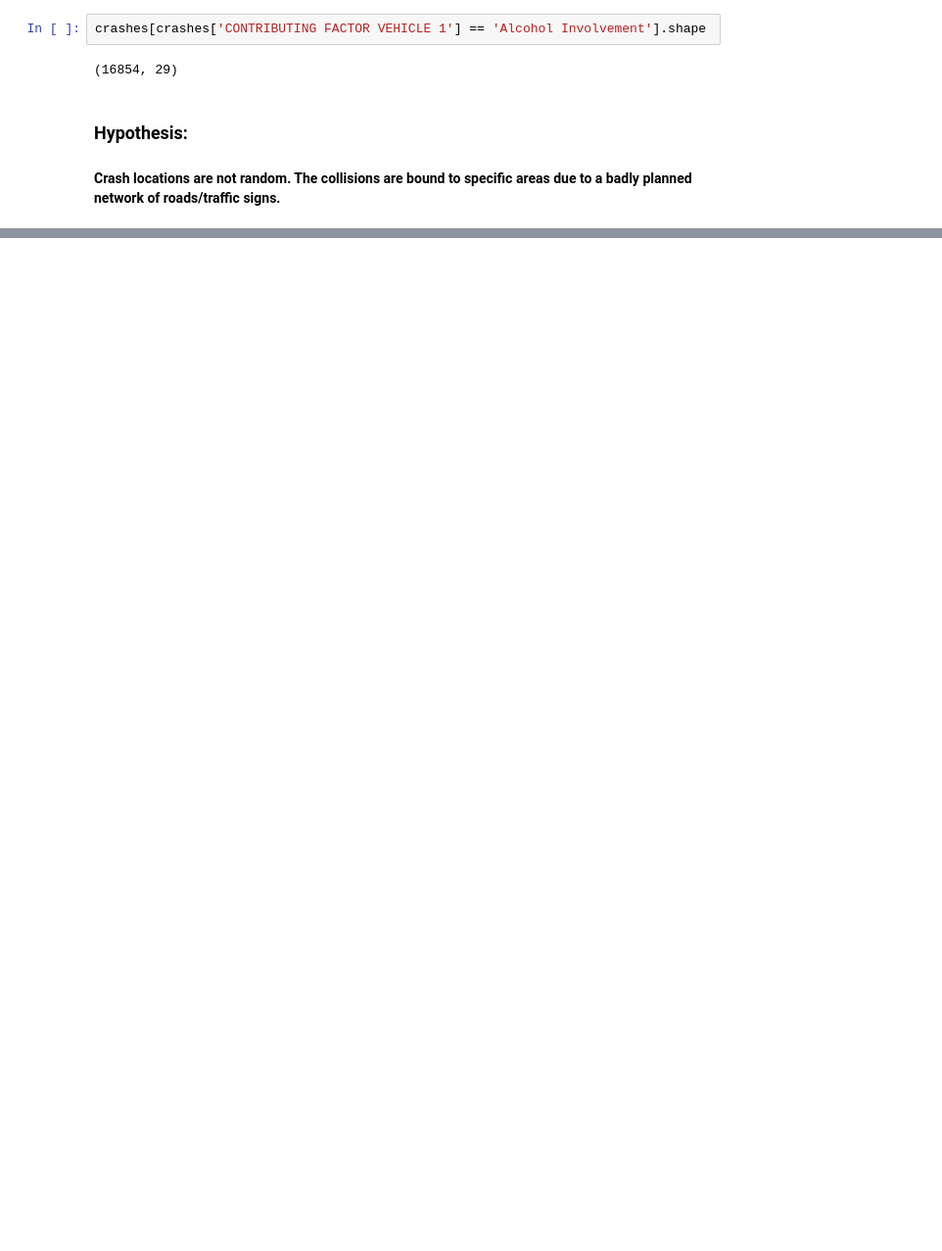
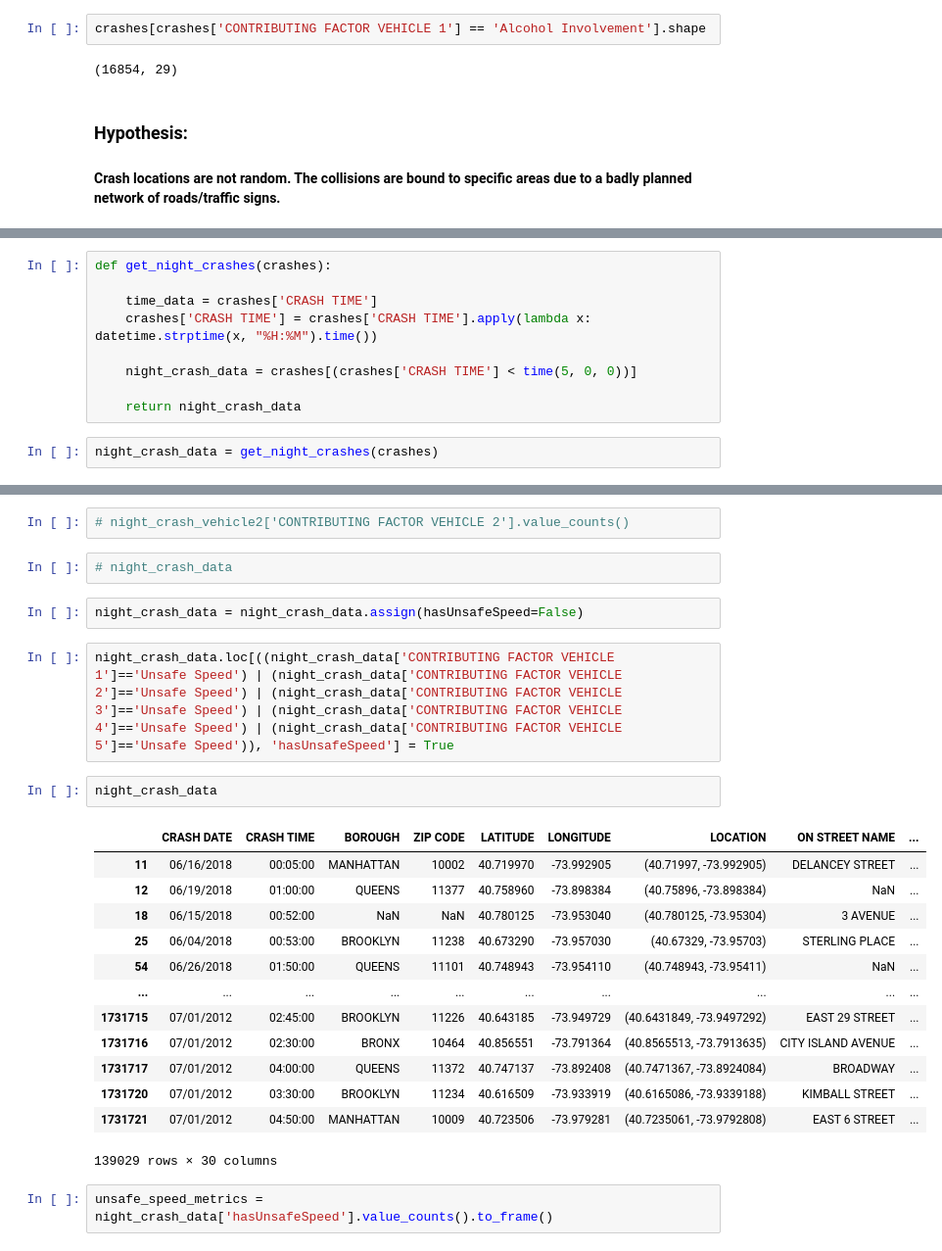
Before and after one commit to SanhitaD207/2020Fall_projects, a Jupyter notebook: NYCMotorVehicleCollisions.ipynb, the cells around one changed output, grey strips where cells are left out. Shown at 98% size. Cells and saved outputs as stored; diff of their text form; blank space fills up the shorter version.

```diff
--- a/NYCMotorVehicleCollisions.ipynb
+++ b/NYCMotorVehicleCollisions.ipynb
@@ -188,0 +160,11 @@ crashes[crashes['CONTRIBUTING FACTOR VEHICLE 1'] == 'Alcohol Involvement'].shape
+# %%
+def get_night_crashes(crashes):
+
+    time_data = crashes['CRASH TIME']
+    crashes['CRASH TIME'] = crashes['CRASH TIME'].apply(lambda x: datetime.strptime(x, "%H:%M").time())
+
+    night_crash_data = crashes[(crashes['CRASH TIME'] < time(5, 0, 0))]
+
+    return night_crash_data
+# %%
+night_crash_data = get_night_crashes(crashes)
@@ -188,0 +181,26 @@ crashes[crashes['CONTRIBUTING FACTOR VEHICLE 1'] == 'Alcohol Involvement'].shape
+# %%
+# night_crash_vehicle2['CONTRIBUTING FACTOR VEHICLE 2'].value_counts()
+# %%
+# night_crash_data
+# %%
+night_crash_data = night_crash_data.assign(hasUnsafeSpeed=False)
+# %%
+night_crash_data.loc[((night_crash_data['CONTRIBUTING FACTOR VEHICLE 1']=='Unsafe Speed') | (night_crash_data['CONTRIBUTING FACTOR VEHICLE 2']=='Unsafe Speed') | (night_crash_data['CONTRIBUTING FACTOR VEHICLE 3']=='Unsafe Speed') | (night_crash_data['CONTRIBUTING FACTOR VEHICLE 4']=='Unsafe Speed') | (night_crash_data['CONTRIBUTING FACTOR VEHICLE 5']=='Unsafe Speed')), 'hasUnsafeSpeed'] = True
+# %%
+night_crash_data
+# %% [output]
+|  | CRASH DATE | CRASH TIME | BOROUGH | ZIP CODE | LATITUDE | LONGITUDE | LOCATION | ON STREET NAME | ... |
+| 11 | 06/16/2018 | 00:05:00 | MANHATTAN | 10002 | 40.719970 | -73.992905 | (40.71997, -73.992905) | DELANCEY STREET | ... |
+| 12 | 06/19/2018 | 01:00:00 | QUEENS | 11377 | 40.758960 | -73.898384 | (40.75896, -73.898384) | NaN | ... |
+| 18 | 06/15/2018 | 00:52:00 | NaN | NaN | 40.780125 | -73.953040 | (40.780125, -73.95304) | 3 AVENUE | ... |
+| 25 | 06/04/2018 | 00:53:00 | BROOKLYN | 11238 | 40.673290 | -73.957030 | (40.67329, -73.95703) | STERLING PLACE | ... |
+| 54 | 06/26/2018 | 01:50:00 | QUEENS | 11101 | 40.748943 | -73.954110 | (40.748943, -73.95411) | NaN | ... |
+| ... | ... | ... | ... | ... | ... | ... | ... | ... | ... |
+| 1731715 | 07/01/2012 | 02:45:00 | BROOKLYN | 11226 | 40.643185 | -73.949729 | (40.6431849, -73.9497292) | EAST 29 STREET | ... |
+| 1731716 | 07/01/2012 | 02:30:00 | BRONX | 10464 | 40.856551 | -73.791364 | (40.8565513, -73.7913635) | CITY ISLAND AVENUE | ... |
+| 1731717 | 07/01/2012 | 04:00:00 | QUEENS | 11372 | 40.747137 | -73.892408 | (40.7471367, -73.8924084) | BROADWAY | ... |
+| 1731720 | 07/01/2012 | 03:30:00 | BROOKLYN | 11234 | 40.616509 | -73.933919 | (40.6165086, -73.9339188) | KIMBALL STREET | ... |
+| 1731721 | 07/01/2012 | 04:50:00 | MANHATTAN | 10009 | 40.723506 | -73.979281 | (40.7235061, -73.9792808) | EAST 6 STREET | ... |
+139029 rows × 30 columns
+# %%
+unsafe_speed_metrics = night_crash_data['hasUnsafeSpeed'].value_counts().to_frame()
```
Also changed, not shown: parts of 21 cells of this notebook.
